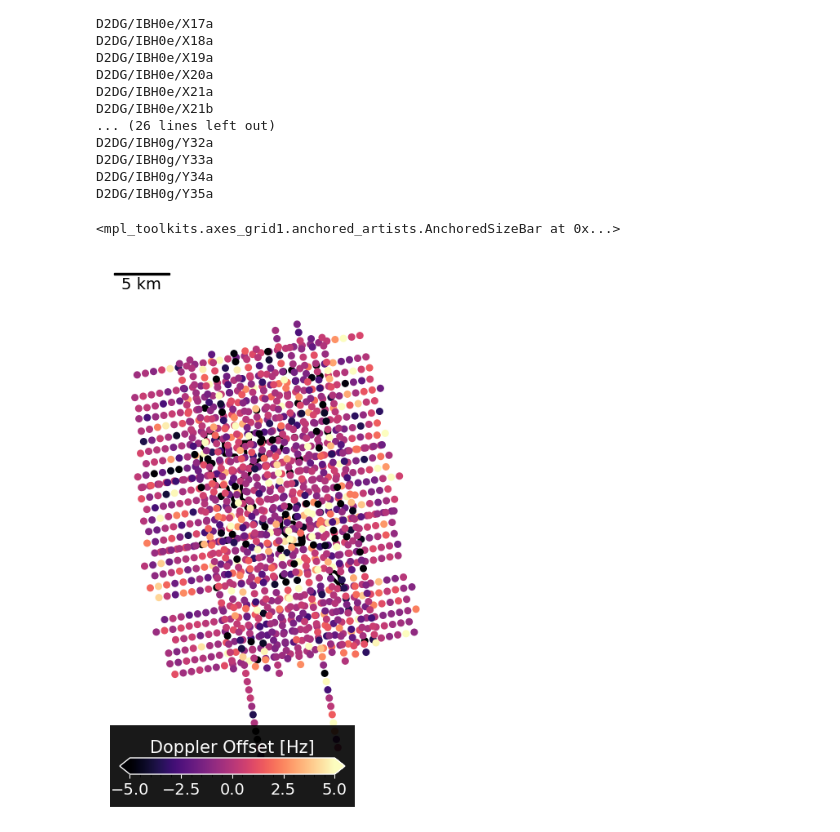
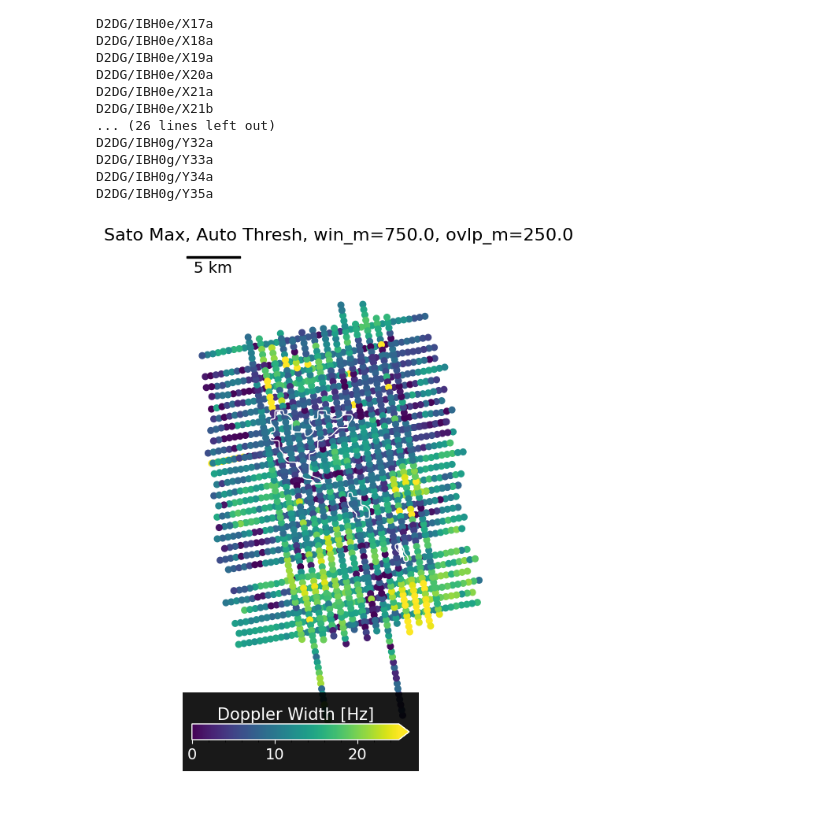
Before and after one commit to zsk4/david_radar, a Jupyter notebook: auto_spec_analysis.ipynb, the cells around one changed output. Drawn from its saved outputs; the diff is of its cells as text; code cells hidden in the pictures.

Commit message:
feat: 2017 analysis start

```diff
--- a/auto_spec_analysis.ipynb
+++ b/auto_spec_analysis.ipynb
@@ -276,7 +273,7 @@ def calc_doppler_ridge(freq, data_fft, start_y, end_y):
     #rad_db = gaussian_filter(rad_db, sigma=(1.0, 6.0))
     rad_db = gaussian_filter(rad_db, sigma=(3,2))
     rad_db = sato(rad_db, sigmas=range(10,15), black_ridges=False)
-    mask = rad_db > (filters.threshold_otsu(rad_db) - 1)
+    mask = rad_db > (filters.threshold_otsu(rad_db))
     rad_db = rad_db * mask
     # Plot value of max rad_db for each column
     max_indices = np.argmax(rad_db, axis=0)
@@ -295,7 +292,7 @@ def calc_width_and_max(x,y):
     # Go forward
     threshold = 100  # ns
     diff = 0
-    while diff < threshold:
+    while (diff < threshold) and (starting_index < len(y)-1):
         next_index = starting_index + 1
         next_point = y[next_index]
         diff = np.abs(next_point - starting_point)
@@ -310,7 +307,7 @@ def calc_width_and_max(x,y):
     # Go backward
     threshold = 100  # ns
     diff = 0
-    while diff < threshold:
+    while (diff < threshold) and (starting_index > 0):
         next_index = starting_index - 1
         next_point = y[next_index]
         diff = np.abs(next_point - starting_point)
@@ -320,8 +317,12 @@ def calc_width_and_max(x,y):
     left = (starting_index + 1)
 
     y_masked = y[left:right]
-    y_max = np.max(y_masked)
-    x_at_max = x[np.argmax(y_masked) + left]
+    try:
+        y_max = np.max(y_masked)
+        x_at_max = x[np.argmax(y_masked) + left]
+    except:
+        y_max = np.nan
+        x_at_max = np.nan
 
     width = x[right] - x[left]
 
@@ -337,7 +338,7 @@ def plot_doppler_ridge(freq, data_fft, start_y, end_y,ridge_params):
     #rad_db = gaussian_filter(rad_db, sigma=(1.0, 6.0))
     rad_db = gaussian_filter(rad_db, sigma=(3,2))
     rad_db = sato(rad_db, sigmas=range(10,15), black_ridges=False)
-    mask = rad_db > (filters.threshold_otsu(rad_db) - 1)
+    mask = rad_db > (filters.threshold_otsu(rad_db))
     rad_db = rad_db * mask
     im = ax.imshow(
         (rad_db),
@@ -427,7 +404,7 @@ for radargram in utig_radargrams[:]:
     x_at = radargram['distance'].compute().values  # meters
 
     dx = np.median(np.diff(x_at))
-    win_m = 1000.0     # window length [m]
+    win_m = 750.0     # window length [m]
     ovlp_m = 250.0     # overlap [m]
     win_n = int(win_m / dx)
     step_n = int((win_m - ovlp_m) / dx)
@@ -540,7 +517,7 @@ def plot_radargram_planview_width(ax, radargrams, xs_lake, ys_lake):
         cb = ax.scatter(x_center_list, y_center_list, c=width, cmap='viridis', s=30, zorder=4,vmin=0,vmax=25)
 
     for x, y in zip(xs_lake, ys_lake):
-        ax.plot(x, y, color='black', linewidth=3, zorder=0)
+        ax.plot(x, y, color='white', linewidth=1, zorder=5)
 
     # Add colorbar
     k_cbar_anchor = (0,0)
@@ -573,6 +550,8 @@ def plot_radargram_planview_width(ax, radargrams, xs_lake, ys_lake):
 
     ax.set_xlim(bbox[0],bbox[2])
     ax.set_ylim(bbox[1],bbox[3])
+    ax.set_title(f"Sato Max, Auto Thresh, win_m={win_m}, ovlp_m={ovlp_m}", fontsize=16)
+
 
 
 # Set up plan view plotting function
@@ -624,17 +603,20 @@ def plot_radargram_planview_offset(ax, radargrams, xs_lake, ys_lake):
 
     ax.set_xlim(bbox[0],bbox[2])
     ax.set_ylim(bbox[1],bbox[3])
+
+    ax.set_title(f"Sato Max, Auto Thresh, win_m={win_m}, ovlp_m={ovlp_m}", fontsize=16)
 # %%
 # Plot plan view comparison
 ps71_projection = ccrs.Stereographic(central_latitude=-90, central_longitude=0, true_scale_latitude=-71)
 fig, ax = plt.subplots(figsize=(8,8), subplot_kw={'projection': ps71_projection})
 
-#plot_radargram_planview_width(ax, plotting_dict, xs_lake, ys_lake)
-plot_radargram_planview_offset(ax, plotting_dict, xs_lake, ys_lake)
+plot_radargram_planview_width(ax, plotting_dict, xs_lake, ys_lake)
+#plot_radargram_planview_offset(ax, plotting_dict, xs_lake, ys_lake)
 #plot_radargram_planview(ax, utig_radargrams, xs_lake, ys_lake)
 scalebar = AnchoredSizeBar(ax.transData, 5000, '5 km', 'upper left',
                            pad=0.5, color='black', frameon=False, size_vertical=200, fontproperties={'size': 14})
 ax.add_artist(scalebar)
+
+fig.savefig('./doppler_width_planview_auto_thresh.png', dpi=300, bbox_inches='tight', facecolor='white')
 # %% [output]
-<mpl_toolkits.axes_grid1.anchored_artists.AnchoredSizeBar at 0x...>
-[figure, old version]
+[figure, new version]
```
Also changed, not shown: parts of 5 cells of this notebook, 5 other files.
